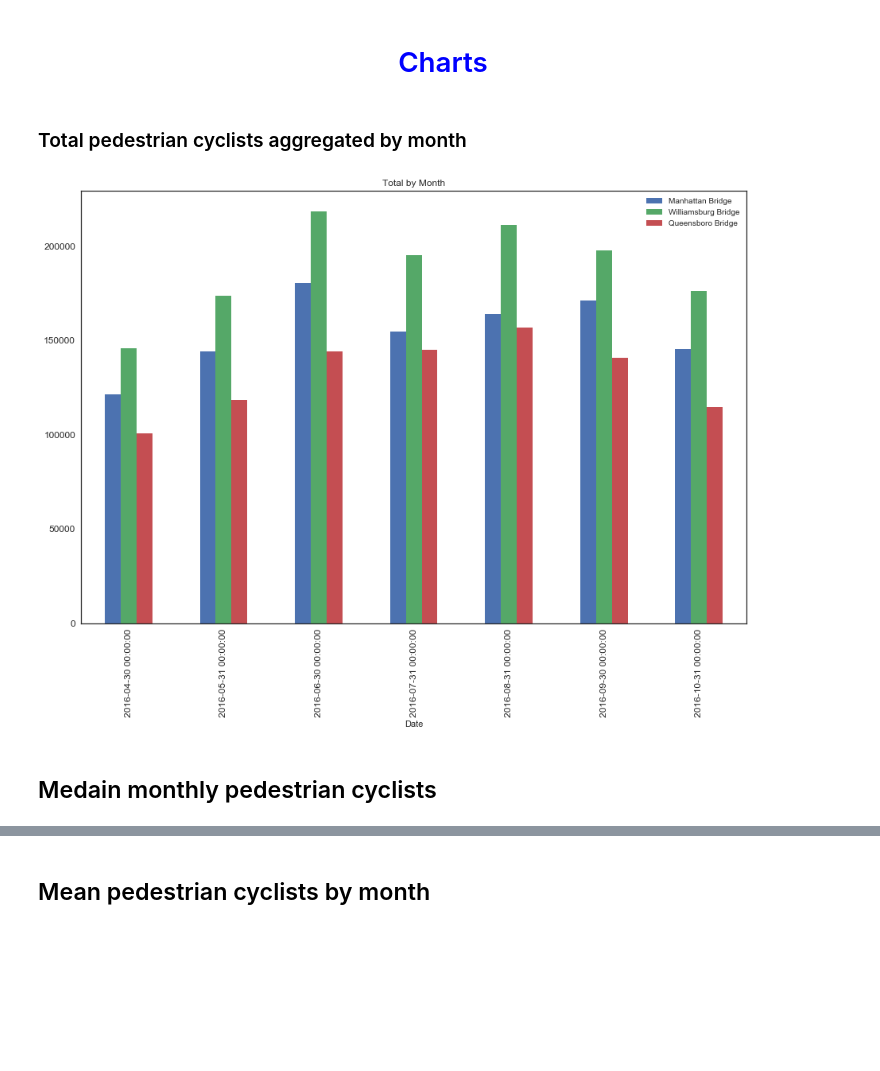
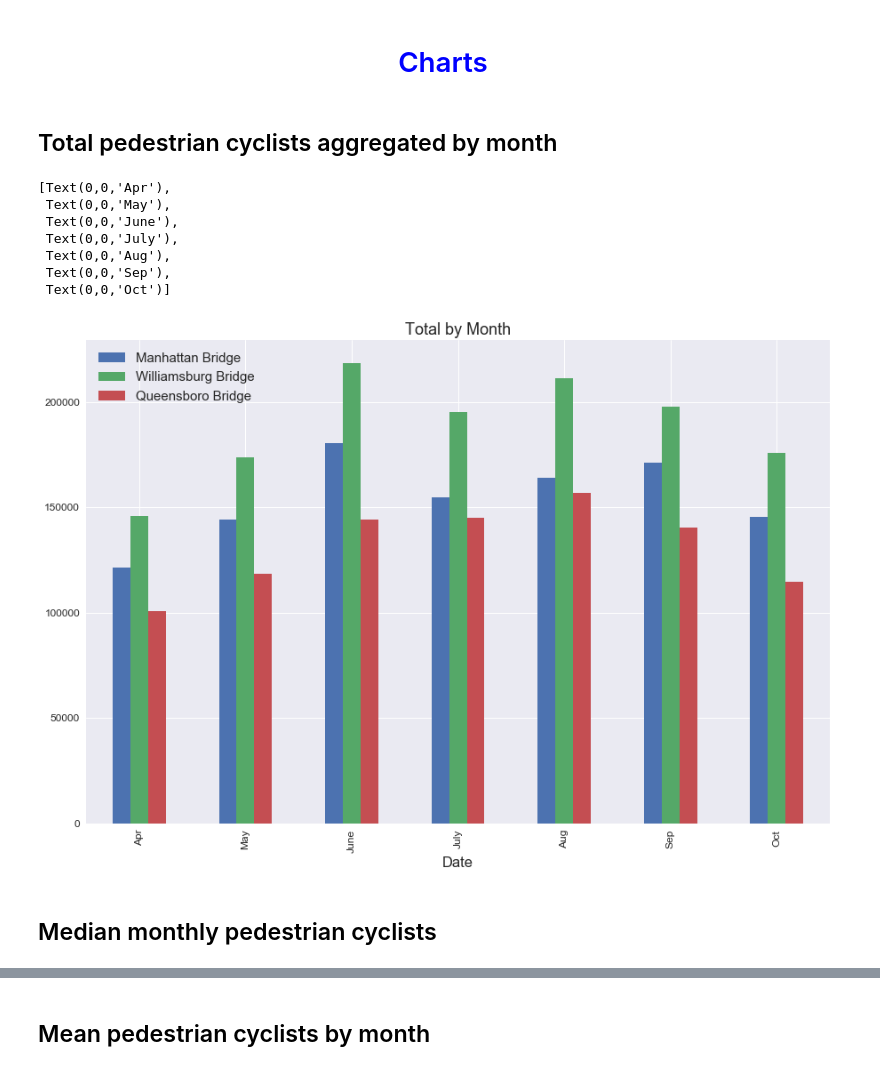
Before and after one commit to aaarista/Website, a Jupyter notebook: Final_Project.ipynb, the cells around one changed output, grey strips where cells are left out. Cells and saved outputs as stored; diff of their text form; code cells hidden in the pictures; blank space fills up the shorter version.

```diff
--- a/Final_Project.ipynb
+++ b/Final_Project.ipynb
@@ -168,14 +146,23 @@ all_data.describe().round()
 # %% [markdown]
 <h1 align="center"><font color="blue">Charts</font></h1>
 # %% [markdown]
-### Total pedestrian cyclists aggregated by month
+## Total pedestrian cyclists aggregated by month
 # %%
+
 ttl_month = all_data[['Manhattan Bridge', 'Williamsburg Bridge', 'Queensboro Bridge']].resample('M').sum().round()
 ax1 = ttl_month.plot(kind='bar', title ="Total by Month", figsize=(15, 10), legend=True, fontsize=12)
+ax1.set_xticklabels(['Apr', 'May', 'June', 'July', 'Aug', 'Sep', 'Oct'])
 # %% [output]
+[Text(0,0,'Apr'),
+ Text(0,0,'May'),
+ Text(0,0,'June'),
+ Text(0,0,'July'),
+ Text(0,0,'Aug'),
+ Text(0,0,'Sep'),
+ Text(0,0,'Oct')]
-[figure, old version]
+[figure, new version]
 # %% [markdown]
-## Medain monthly pedestrian cyclists
+## Median monthly pedestrian cyclists
 # %%
 med_month = all_data[['Manhattan Bridge', 'Williamsburg Bridge', 'Queensboro Bridge']].resample('M').median().round()
 ax2 = med_month.plot(kind='bar', title ="Median by Month", figsize=(15, 10), legend=True, fontsize=12)
```
Also changed, not shown: parts of 7 cells of this notebook.
